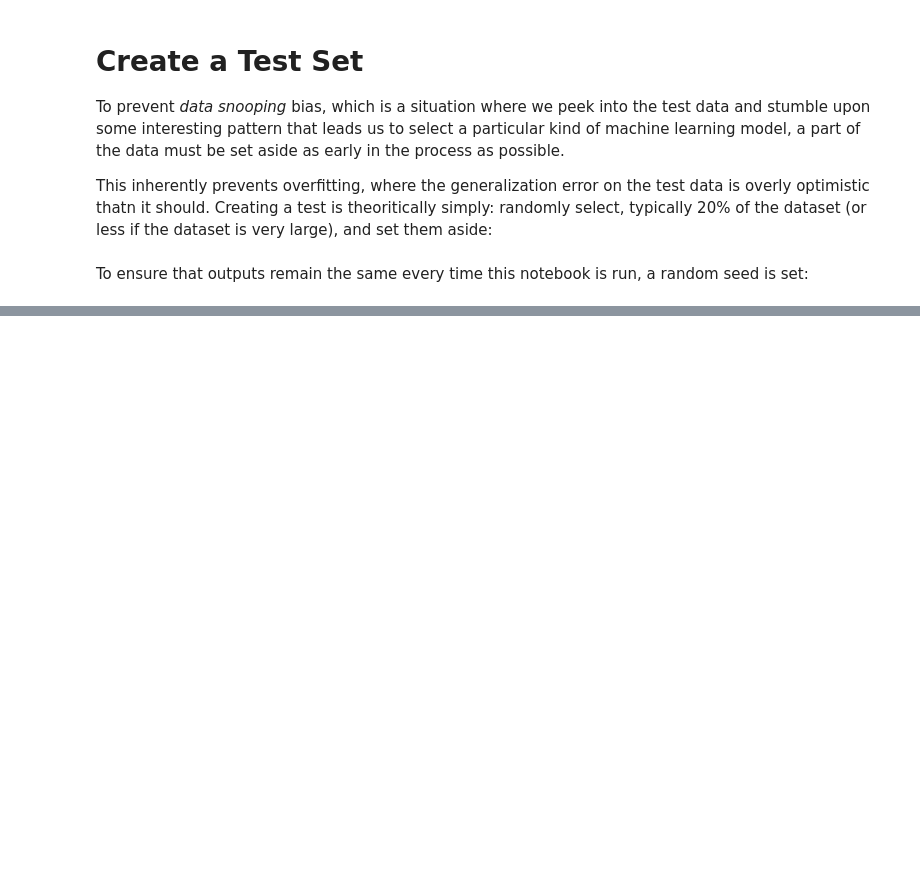
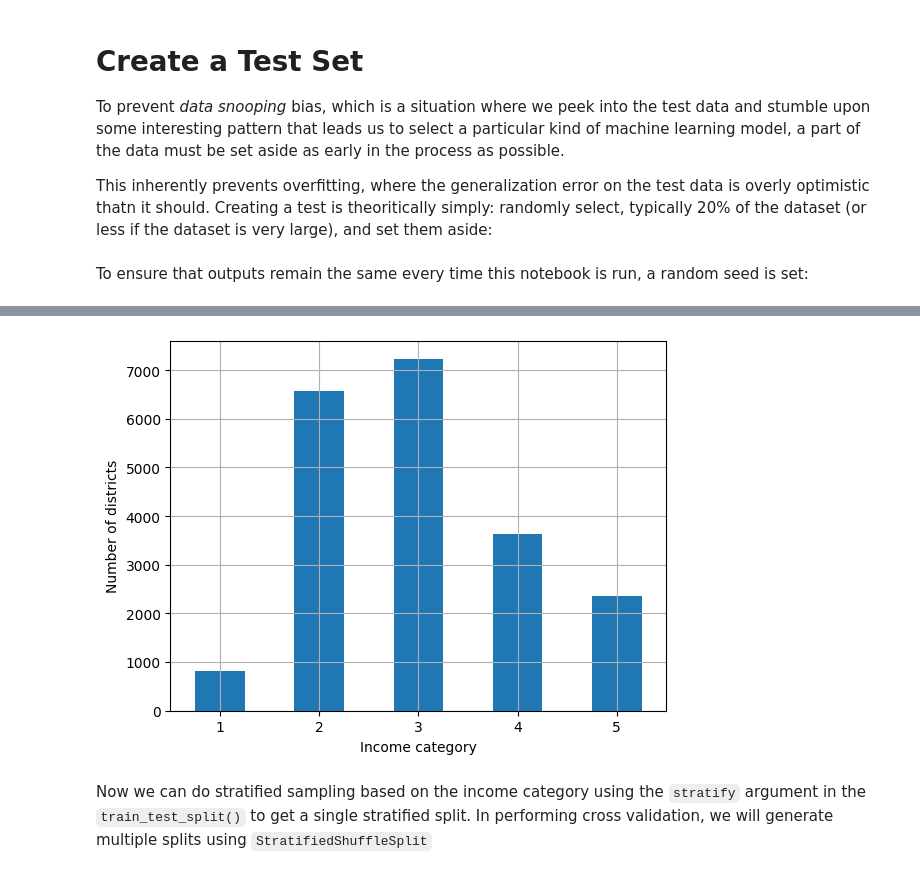
Before and after one commit to gbonsu673-ui/california-housing-price-prediction, a Jupyter notebook: end_to_end_machine_learning.ipynb, the cells around one changed output, grey strips where cells are left out. Saved outputs shown, nothing was run; the diff lists cells and outputs as text; code cells hidden in the pictures; blank space fills up the shorter version.

```diff
--- a/end_to_end_machine_learning.ipynb
+++ b/end_to_end_machine_learning.ipynb
@@ -142,0 +217,16 @@ len(test_set)
+# %%
+housing_full["income_cat"] = pd.cut(housing_full["median_income"],
+                                    bins=[0.,1.5, 3.0, 4.5, 6., np.inf],
+                                          labels=[1, 2, 3, 4, 5])
+# %%
+# visualizing the income categories
+cat_counts = housing_full["income_cat"].value_counts().sort_index()
+cat_counts.plot.bar(rot=0, grid=True)
+plt.xlabel("Income category")
+plt.ylabel("Number of districts")
+
+plt.show()
+# %% [output]
+[figure, added]
+# %% [markdown]
+Now we can do stratified sampling based on the income category using the `stratify` argument in the `train_test_split()` to get a single stratified split. In performing cross validation, we will generate multiple splits using `StratifiedShuffleSplit`
```
Also changed, not shown: parts of 16 cells of this notebook.
